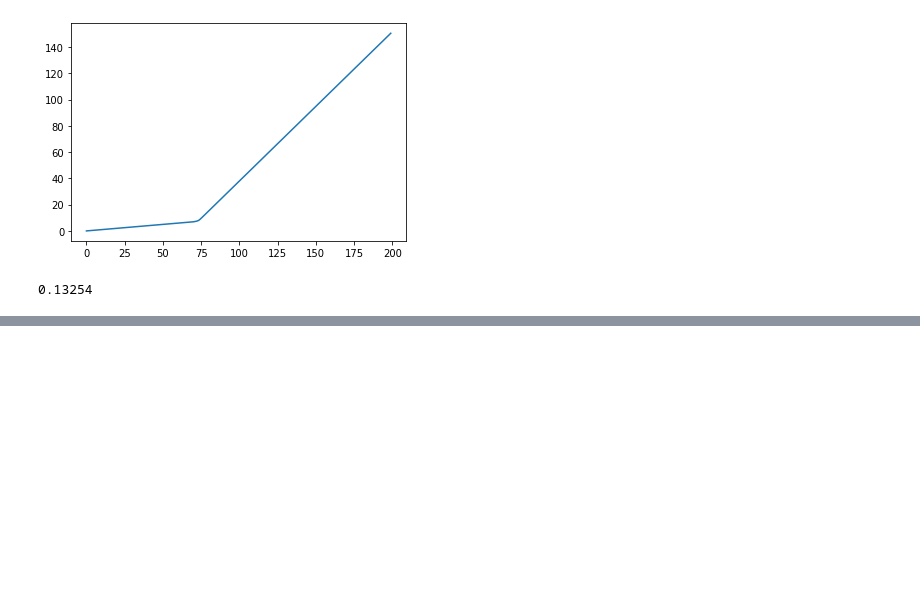
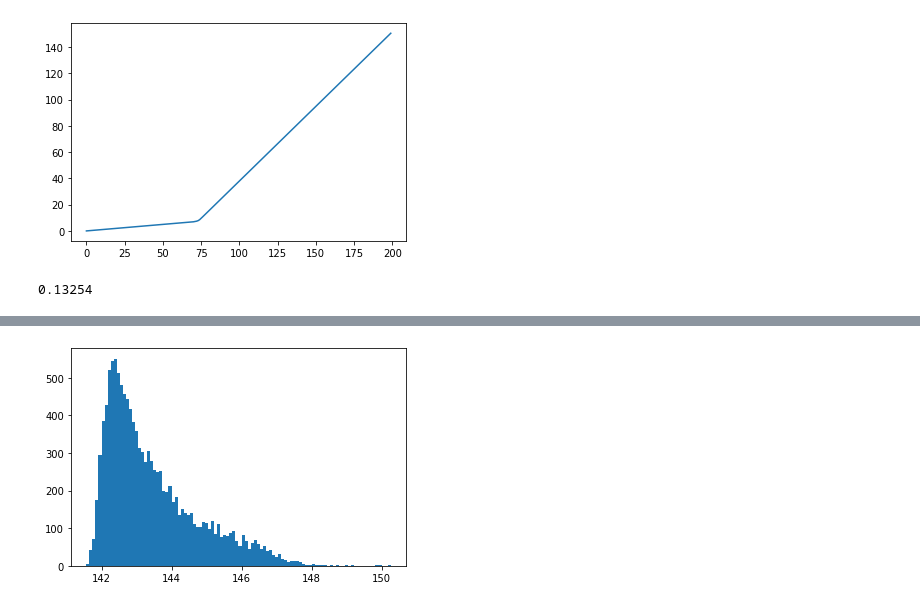
Before and after one commit to peijin94/SunRay, a Jupyter notebook: ray_statistical.ipynb, the cells around one changed output, grey strips where cells are left out. Saved outputs shown, nothing was run; the diff lists cells and outputs as text; code cells hidden in the pictures; blank space fills up the shorter version.

```diff
--- a/ray_statistical.ipynb
+++ b/ray_statistical.ipynb
@@ -75,0 +118,4 @@ r_vec_cur.shape
+# %%
+hst = plt.hist(t_reach_stat,100)
+# %% [output]
+[figure, added]
```
Also changed, not shown: parts of 13 cells of this notebook.
